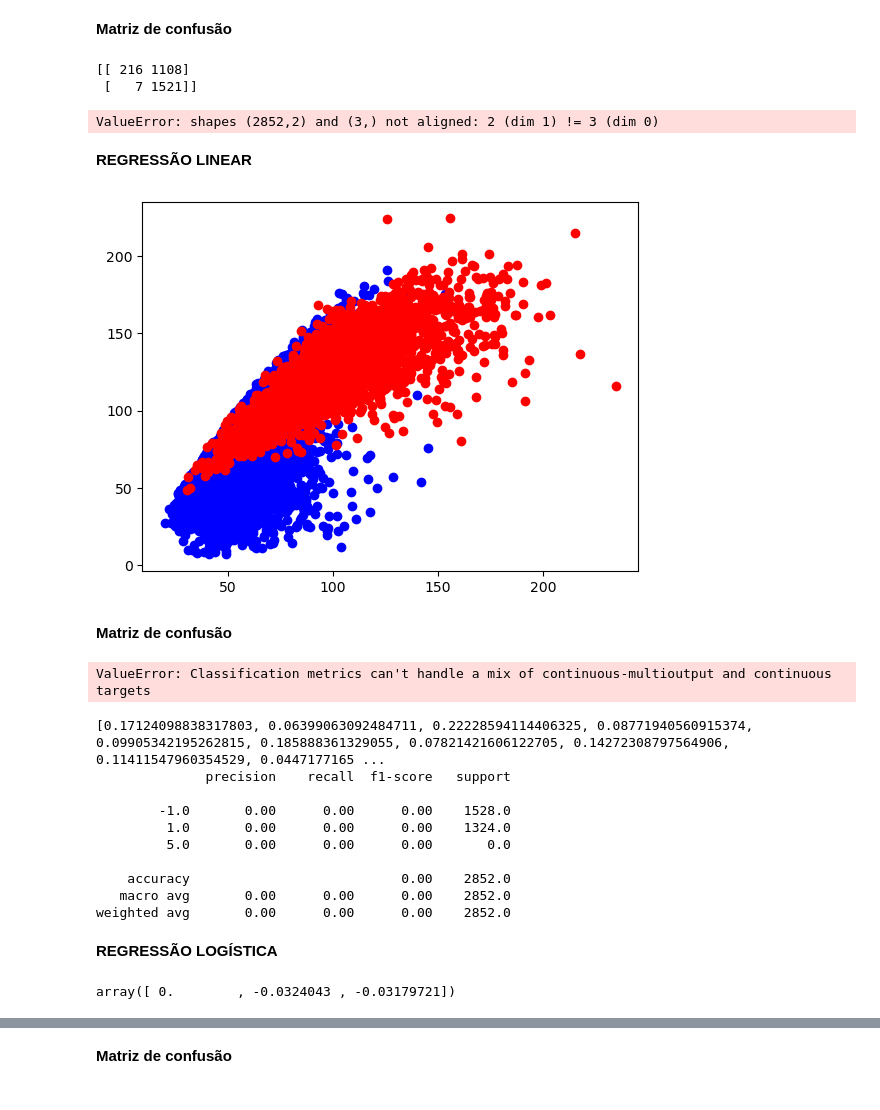
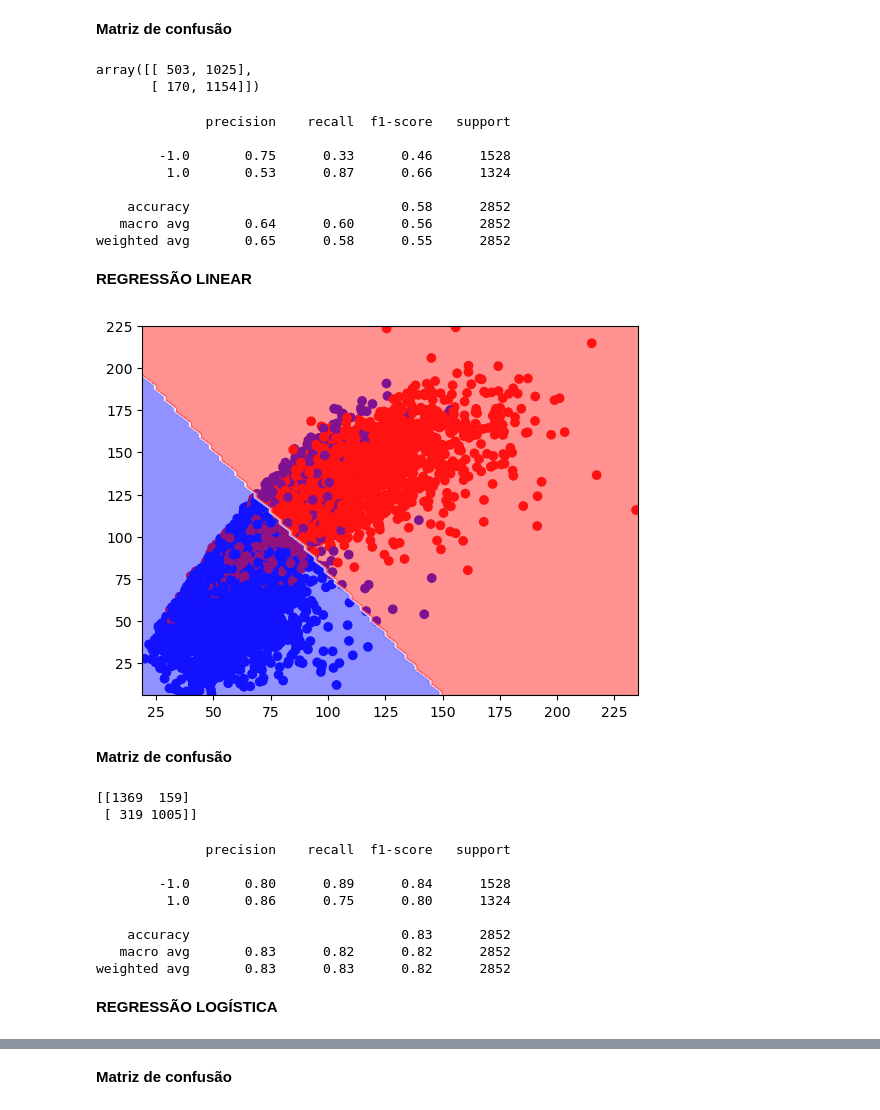
Before and after one commit to johnpaulnasc/Machine-Learning, a Jupyter notebook: processing_data.ipynb, the cells around one changed output, grey strips where cells are left out. Saved outputs shown, nothing was run; the diff lists cells and outputs as text; code cells hidden in the pictures.

```diff
--- a/processing_data.ipynb
+++ b/processing_data.ipynb
@@ -271,7 +244,7 @@ pla.fit(add_1_column(new_train_df[:, 1:]), new_train_df[:, 0])
 # LINEAR REGRESSION
 
 lr = LinearRegression()
-lr.fit(new_train_df[:, 1:], new_train_df[:, 0])
+lr.fit(add_1_column(new_train_df[:, 1:]), new_train_df[:, 0])
 # %%
 # LOGISTIC REGRESSION
 
@@ -293,49 +265,47 @@ plot_linear_classifier(new_train_df[:, 1:], new_train_df[:, 0], pla.get_weights(
 # %% [markdown]
 **Matriz  de confusão**
 # %%
-confusion_matrix(new_test_df[:, 0], lr.predict(new_test_df[:, 1:]))
+confusion_matrix(new_test_df[:, 0], pla.predict(add_1_column(new_test_df[:, 1:])))
 # %% [output]
-[[ 216 1108]
- [   7 1521]]
+array([[ 503, 1025],
+       [ 170, 1154]])
 # %%
-print(classification_report(new_test_df[:, 0], pla.predict(new_test_df[:, 1:], 1, 5)))
+print(classification_report(new_test_df[:, 0], pla.predict(add_1_column(new_test_df[:, 1:]))))
 # %% [output]
-ValueError: shapes (2852,2) and (3,) not aligned: 2 (dim 1) != 3 (dim 0)
+              precision    recall  f1-score   support
+
+        -1.0       0.75      0.33      0.46      1528
+         1.0       0.53      0.87      0.66      1324
+
+    accuracy                           0.58      2852
+   macro avg       0.64      0.60      0.56      2852
+weighted avg       0.65      0.58      0.55      2852
 # %% [markdown]
 **REGRESSÃO LINEAR**
 # %%
 x_train, y_train = new_train_df[:, 1:], new_train_df[:, 0]
-x_test = new_test_df[:, 1:]
 
-plot_linear_classifier(x_train, y_train, x_test, lr.predict(x_test, 1, 5))
+plot_linear_classifier(x_train, y_train, lr.get_w(), lr.get_bias())
 # %% [output]
-[figure, old version]
+[figure, new version]
 # %% [markdown]
 **Matriz de confusão**
-# %%
-x = new_test_df[:, 1:]
-print(confusion_matrix(x, lr.predict(x)))
-# %% [output]
-ValueError: Classification metrics can't handle a mix of continuous-multioutput and continuous targets
-# %%
-y_pred = lr.predict(new_test_df[:, 1:], 1, 5)
-
-print(classification_report(new_test_df[:, 0], y_pred))
-# %% [output]
-[0.17124098838317803, 0.06399063092484711, 0.22228594114406325, 0.08771940560915374, 0.09905342195262815, 0.185888361329055, 0.07821421606122705, 0.14272308797564906, 0.11411547960354529, 0.0447177165 ...
-              precision    recall  f1-score   support
-
-        -1.0       0.00      0.00      0.00    1528.0
-         1.0       0.00      0.00      0.00    1324.0
-         5.0       0.00      0.00      0.00       0.0
-
-    accuracy                           0.00    2852.0
-   macro avg       0.00      0.00      0.00    2852.0
-weighted avg       0.00      0.00      0.00    2852.0
+# %%
+print(confusion_matrix(new_test_df[:, 0], lr.predict(add_1_column(new_test_df[:, 1:]))))
+# %% [output]
+[[1369  159]
+ [ 319 1005]]
+# %%
+print(classification_report(new_test_df[:, 0], lr.predict(add_1_column(new_test_df[:, 1:]))))
+# %% [output]
+              precision    recall  f1-score   support
+
+        -1.0       0.80      0.89      0.84      1528
+         1.0       0.86      0.75      0.80      1324
+
+    accuracy                           0.83      2852
+   macro avg       0.83      0.82      0.82      2852
+weighted avg       0.83      0.83      0.82      2852
 # %% [markdown]
 **REGRESSÃO LOGÍSTICA**
-# %%
-log_r.getW()
-# %% [output]
-array([ 0.        , -0.0324043 , -0.03179721])
 # %%
```
Also changed, not shown: parts of 13 cells of this notebook, 1 other file.
